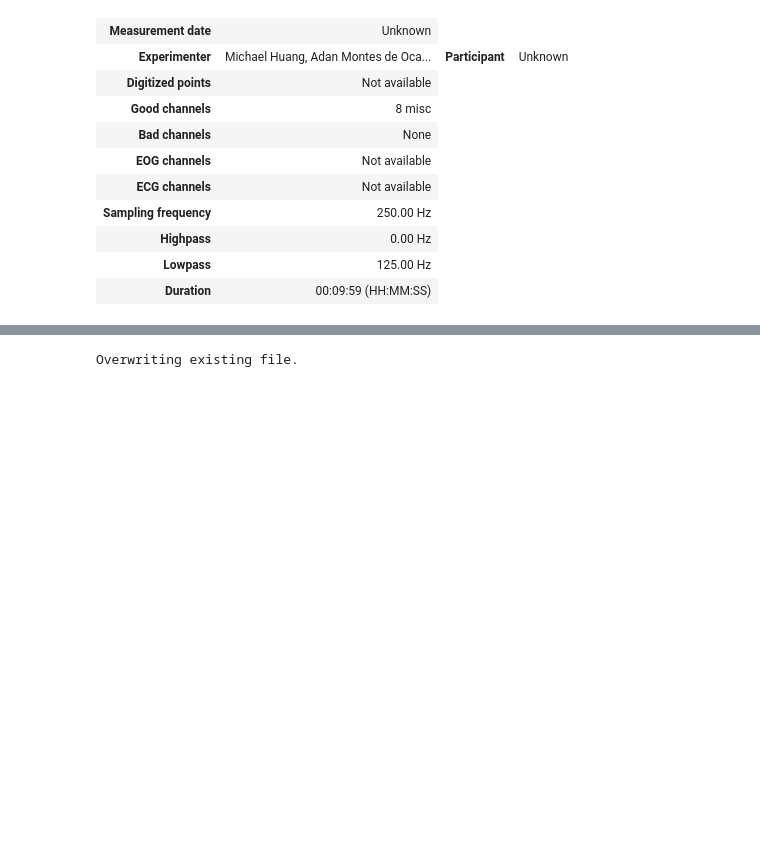
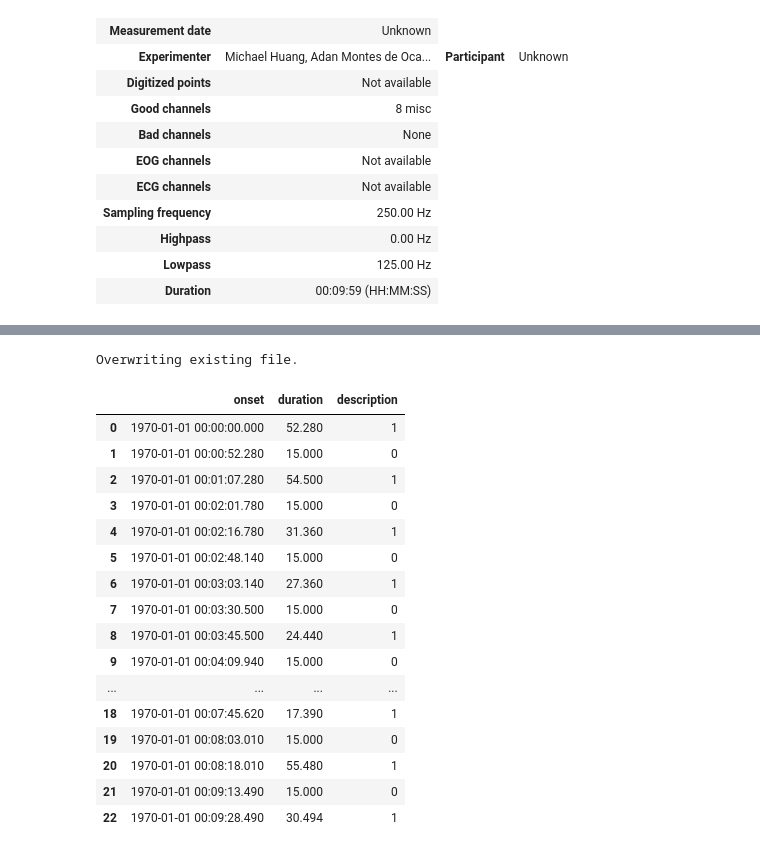
Before and after one commit to joshsalce/189_Final_Project, a Jupyter notebook: DataCollection.ipynb, the cells around one changed output, grey strips where cells are left out. Saved outputs shown, nothing was run; the diff lists cells and outputs as text; code cells hidden in the pictures; blank space fills up the shorter version.

```diff
--- a/DataCollection.ipynb
+++ b/DataCollection.ipynb
@@ -98,5 +109,22 @@ raw.set_annotations(med_annotations)
 # %%
-raw.annotations.save('meditation-annotations.txt', overwrite=True)
-#pd.read_csv('meditation-annotations.txt')
+raw.annotations.save('meditation-annotations.csv', overwrite=True)
+pd.read_csv('meditation-annotations.csv')
 # %% [output]
 Overwriting existing file.
+|  | onset | duration | description |
+| 0 | 1970-01-01 00:00:00.000 | 52.280 | 1 |
+| 1 | 1970-01-01 00:00:52.280 | 15.000 | 0 |
+| 2 | 1970-01-01 00:01:07.280 | 54.500 | 1 |
+| 3 | 1970-01-01 00:02:01.780 | 15.000 | 0 |
+| 4 | 1970-01-01 00:02:16.780 | 31.360 | 1 |
+| 5 | 1970-01-01 00:02:48.140 | 15.000 | 0 |
+| 6 | 1970-01-01 00:03:03.140 | 27.360 | 1 |
+| 7 | 1970-01-01 00:03:30.500 | 15.000 | 0 |
+| 8 | 1970-01-01 00:03:45.500 | 24.440 | 1 |
+| 9 | 1970-01-01 00:04:09.940 | 15.000 | 0 |
+| ... | ... | ... | ... |
+| 18 | 1970-01-01 00:07:45.620 | 17.390 | 1 |
+| 19 | 1970-01-01 00:08:03.010 | 15.000 | 0 |
+| 20 | 1970-01-01 00:08:18.010 | 55.480 | 1 |
+| 21 | 1970-01-01 00:09:13.490 | 15.000 | 0 |
+| 22 | 1970-01-01 00:09:28.490 | 30.494 | 1 |
```
Also changed, not shown: parts of 17 cells of this notebook.
